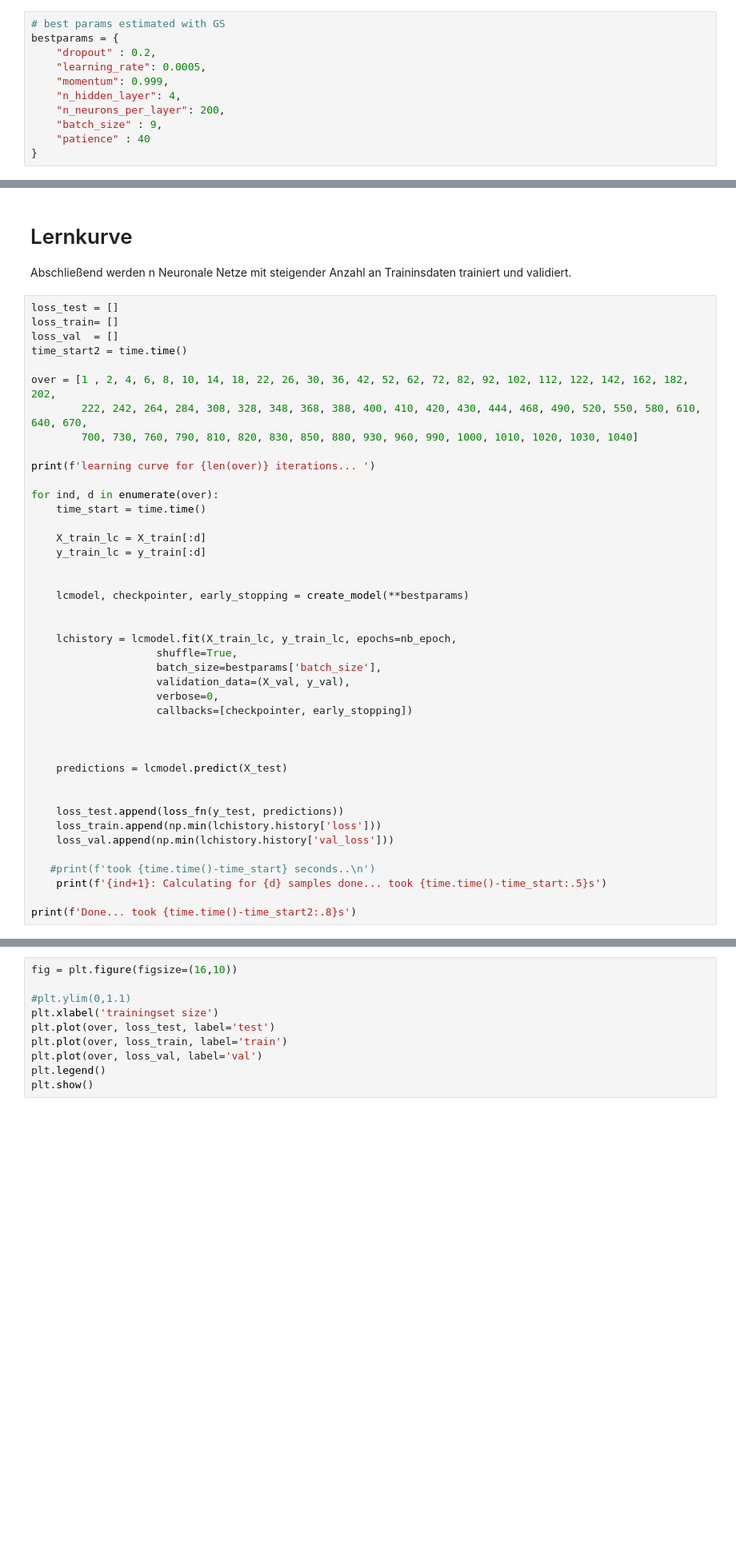
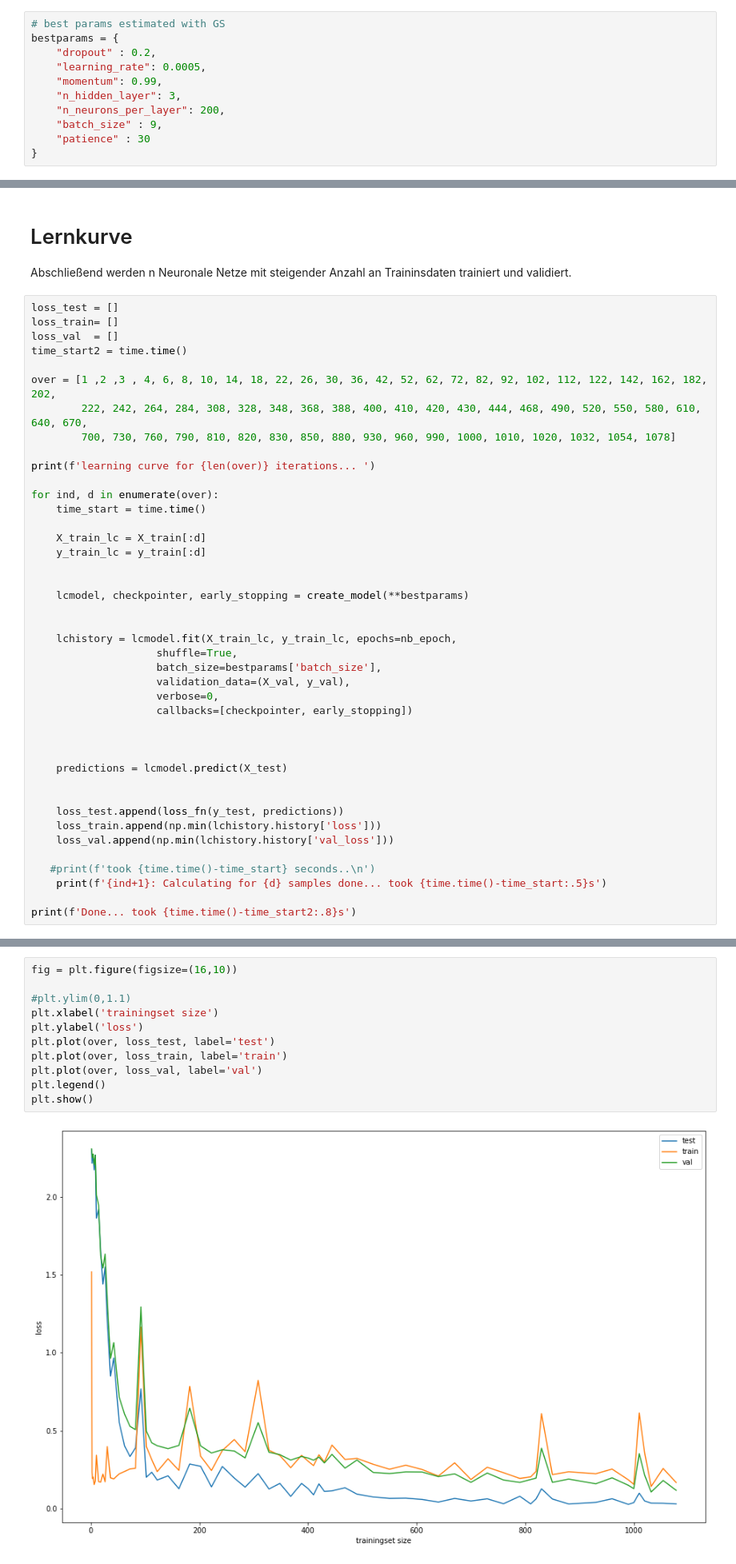
Before and after one commit to j4yj03/Uni, a Jupyter notebook: python/ann/ann_digit_544131.ipynb, the cells around one changed output, grey strips where cells are left out. Shown: that part at 80% size. Cells and saved outputs as stored; diff of their text form; blank space fills up the shorter version.

```diff
--- a/python/ann/ann_digit_544131.ipynb
+++ b/python/ann/ann_digit_544131.ipynb
@@ -343,11 +343,11 @@ Da der Gridsearch Algorithmus auf einem anderen Rechner lief hab ich die Hyperpa
 bestparams = {
     "dropout" : 0.2,
     "learning_rate": 0.0005,
-    "momentum": 0.999,
-    "n_hidden_layer": 4,
+    "momentum": 0.99,
+    "n_hidden_layer": 3,
     "n_neurons_per_layer": 200,
     "batch_size" : 9,
-    "patience" : 40
+    "patience" : 30
 }
 # %% [markdown]
 Anzumerken ist hier noch, dass besonders die Lernrate als auch die Batchsize, also mit wie vielen Trainingsinstanzen der Gradient bestimmt werden soll, einen starken Einfluss auf die Modellqualität haben.
@@ -524,9 +533,9 @@ loss_train= []
 loss_val  = []
 time_start2 = time.time()
 
-over = [1 , 2, 4, 6, 8, 10, 14, 18, 22, 26, 30, 36, 42, 52, 62, 72, 82, 92, 102, 112, 122, 142, 162, 182, 202,
+over = [1 ,2 ,3 , 4, 6, 8, 10, 14, 18, 22, 26, 30, 36, 42, 52, 62, 72, 82, 92, 102, 112, 122, 142, 162, 182, 202,
         222, 242, 264, 284, 308, 328, 348, 368, 388, 400, 410, 420, 430, 444, 468, 490, 520, 550, 580, 610, 640, 670,
-        700, 730, 760, 790, 810, 820, 830, 850, 880, 930, 960, 990, 1000, 1010, 1020, 1030, 1040]
+        700, 730, 760, 790, 810, 820, 830, 850, 880, 930, 960, 990, 1000, 1010, 1020, 1032, 1054, 1078]
 
 print(f'learning curve for {len(over)} iterations... ')
 
@@ -563,13 +590,16 @@ print(f'Done... took {time.time()-time_start2:.8}s')
 # %%
 fig = plt.figure(figsize=(16,10))
 
 #plt.ylim(0,1.1)
 plt.xlabel('trainingset size')
+plt.ylabel('loss')
 plt.plot(over, loss_test, label='test')
 plt.plot(over, loss_train, label='train')
 plt.plot(over, loss_val, label='val')
 plt.legend()
 plt.show()
+# %% [output]
+[figure, added]
 # %% [markdown]
 Der Kosten der Trainingsdaten ist zunächst deutlich geringer als der Kostern der Test- und Validierungsdaten. Ab einer Trainsdatensetgröße von ca. wechselt sich dies ab, der Kosten gegen die Trainingsdaten ist aufgrund der Regularisierung zu keinem Zeitpunkt 0.
 Das aus den gewählten Hyperparameters resultierende Neuronale Netz scheint die Bilddaten gut zu abstrahieren und scheint weder Unter- noch Überangepasst.
```
Also changed, not shown: parts of 17 cells of this notebook, 1 other file.
